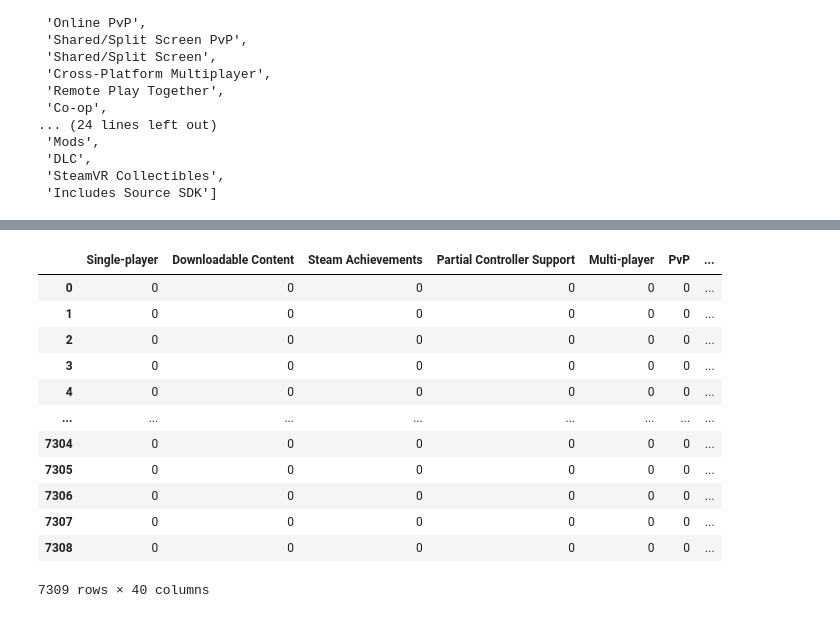
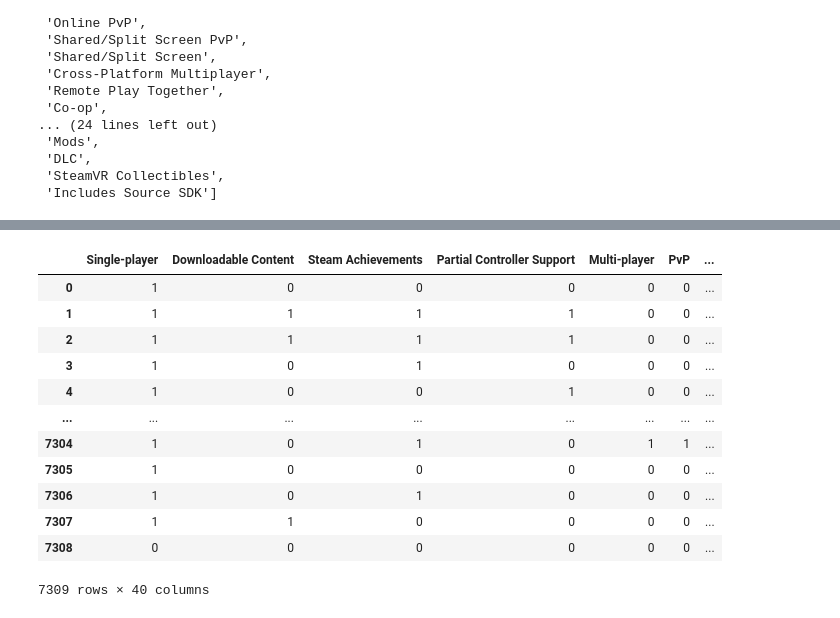
Before and after one commit to Jcc329/Jessica_DATA606, a Jupyter notebook: Cleaned_Data/Steam_Data_Cleaning.ipynb, the cells around one changed output, grey strips where cells are left out. Drawn from its saved outputs; the diff is of its cells as text; code cells hidden in the pictures.

```diff
--- a/Cleaned_Data/Steam_Data_Cleaning.ipynb
+++ b/Cleaned_Data/Steam_Data_Cleaning.ipynb
@@ -70,20 +76,17 @@ Length: 63, dtype: int64
 # %%
 #drop fields with a lot of mising data and fields that are unneccessary for the current analysis.
-# Dropping 'drm_notice', 'alternate_appid','score_rank', 'ext_user_account_notice', 'demos', 'dlc',  high number of missing data
+# Dropping 'drm_notice', 'alternate_appid','score_rank', 'ext_user_account_notice', 'demos', 'dlc', 'recommendations  high number of missing data
 # Dropping 'legal_notice', 'header_image', 'website', 'pc_requirements', 'packages','mac_requirements', 'linux_requirements', 'screenshots', 'movies', due to irrelevance
-#Dropping duplicated developer, publisher
+#Dropping duplicated developer, publisher, reviews, price overview, languages
+#Acheivements, dlc, and controller support are all covered in categories
 #Only 250 games include metacritic scores. I will keep the field however, as I may decide to use it during exploratory analysis, or if I expand the number of games collected
 
 GameData = GameData[['Unnamed: 0', 'type', 'name', 'steam_appid', 'required_age', 'is_free',
        'detailed_description', 'about_the_game', 'short_description',
-       'supported_languages', 'developers', 'publishers',
-       'price_overview', 'packages', 'platforms',
+       'supported_languages', 'developers', 'publishers', 'platforms',
        'categories', 'genres', 'release_date','content_descriptors', 'Review Score',
        'Review Score Description', 'Top Reviews by Upvotes', 'appid',
-       'positive', 'negative',
-       'userscore', 'owners', 'average_forever', 'average_2weeks',
+       'positive', 'negative', 'userscore', 'owners', 'average_forever', 'average_2weeks',
        'median_forever', 'median_2weeks', 'price', 'initialprice', 'discount',
-       'ccu', 'languages', 'genre', 'tags', 'fullgame', 'reviews',
-       'achievements', 'dlc', 'controller_support',
-       'recommendations','metacritic'
+       'ccu', 'genre', 'tags', 'metacritic'
        ]]
@@ -120,8 +147,8 @@ def makelist(DictStrList):
 #desired output 1 column for each category type with a value indicating whether or not the game includes that value
 #Start by finding each category name:
 GameData2 = GameData
-GameData2['categories'] = GameData['categories'].apply(makelist)
-GameData2 = GameData.explode('categories')
+GameData2['categories'] = GameData2['categories'].apply(makelist)
+GameData2 = GameData2.explode('categories')
 categories = pd.concat([GameData2.drop(['categories'], axis=1), GameData2['categories'].apply(pd.Series)], axis=1)
 uniquecats = list(categories['description'].unique()) #create list of unique categories
 uniquecats #remove categories not in english
@@ -172,28 +201,26 @@ catlist
 # %%
 #Next iterate through list and create lists for each category to append
-def categoryoffered(dfCol, valuelist):
+def valueoffered(dfCol, valuelist):
     '''
-    Takes a data frame column and list of strings and iterates through the column looking for those strings
+    Takes a data frame column in string  format and list of strings and iterates through the column looking for those strings
     returns a dataframe with a column for each value.
     '''
-    CategoryDict = {}
-    for category in valuelist: #start a list in a dictionary for each category
-        CategoryDict[category] = []
-    # print(CategoryDict)
-    for categories in dfCol:
-        print(categories)
+    valueDict = {}
+    for value in valuelist: #start a list in a dictionary for each category or other variable
+        valueDict[value] = []
+    print(valueDict)
+    for row in dfCol:
         try:
-            for category in valuelist:
-                if category in categories: #if the game has that category tag, add a 1 to the category column, else add a 0
-                    CategoryDict[category].append(1)
+            for value in valuelist:
+                if value in row: #if the game has that category tag, add a 1 to the category column, else add a 0
+                    valueDict[value].append(1)
                 else:
-                    CategoryDict[category].append(0)
+                    valueDict[value].append(0)
         except: #handle Nans
-            for category in valuelist:
-                CategoryDict[category].append(0)
-    return pd.DataFrame.from_dict(CategoryDict)
+            for value in valuelist:
+                valueDict[value].append(0)
+    return pd.DataFrame(valueDict)
 
-
-CategoryDF = categoryoffered(GameData['categories'], catlist)
+CategoryDF = valueoffered(GameData['categories'].astype(str), catlist)
 CategoryDF
 # %% [output]
@@ -217,14 +228,14 @@ Streaming output truncated to the last 5000 lines.
 |  | Single-player | Downloadable Content | Steam Achievements | Partial Controller Support | Multi-player | PvP | ... |
-| 0 | 0 | 0 | 0 | 0 | 0 | 0 | ... |
-| 1 | 0 | 0 | 0 | 0 | 0 | 0 | ... |
-| 2 | 0 | 0 | 0 | 0 | 0 | 0 | ... |
-| 3 | 0 | 0 | 0 | 0 | 0 | 0 | ... |
-| 4 | 0 | 0 | 0 | 0 | 0 | 0 | ... |
+| 0 | 1 | 0 | 0 | 0 | 0 | 0 | ... |
+| 1 | 1 | 1 | 1 | 1 | 0 | 0 | ... |
+| 2 | 1 | 1 | 1 | 1 | 0 | 0 | ... |
+| 3 | 1 | 0 | 1 | 0 | 0 | 0 | ... |
+| 4 | 1 | 0 | 0 | 1 | 0 | 0 | ... |
 | ... | ... | ... | ... | ... | ... | ... | ... |
-| 7304 | 0 | 0 | 0 | 0 | 0 | 0 | ... |
-| 7305 | 0 | 0 | 0 | 0 | 0 | 0 | ... |
-| 7306 | 0 | 0 | 0 | 0 | 0 | 0 | ... |
-| 7307 | 0 | 0 | 0 | 0 | 0 | 0 | ... |
+| 7304 | 1 | 0 | 1 | 0 | 1 | 1 | ... |
+| 7305 | 1 | 0 | 0 | 0 | 0 | 0 | ... |
+| 7306 | 1 | 0 | 1 | 0 | 0 | 0 | ... |
+| 7307 | 1 | 1 | 0 | 0 | 0 | 0 | ... |
 | 7308 | 0 | 0 | 0 | 0 | 0 | 0 | ... |
 7309 rows × 40 columns
 # %%
```
Also changed, not shown: parts of 26 cells of this notebook.
